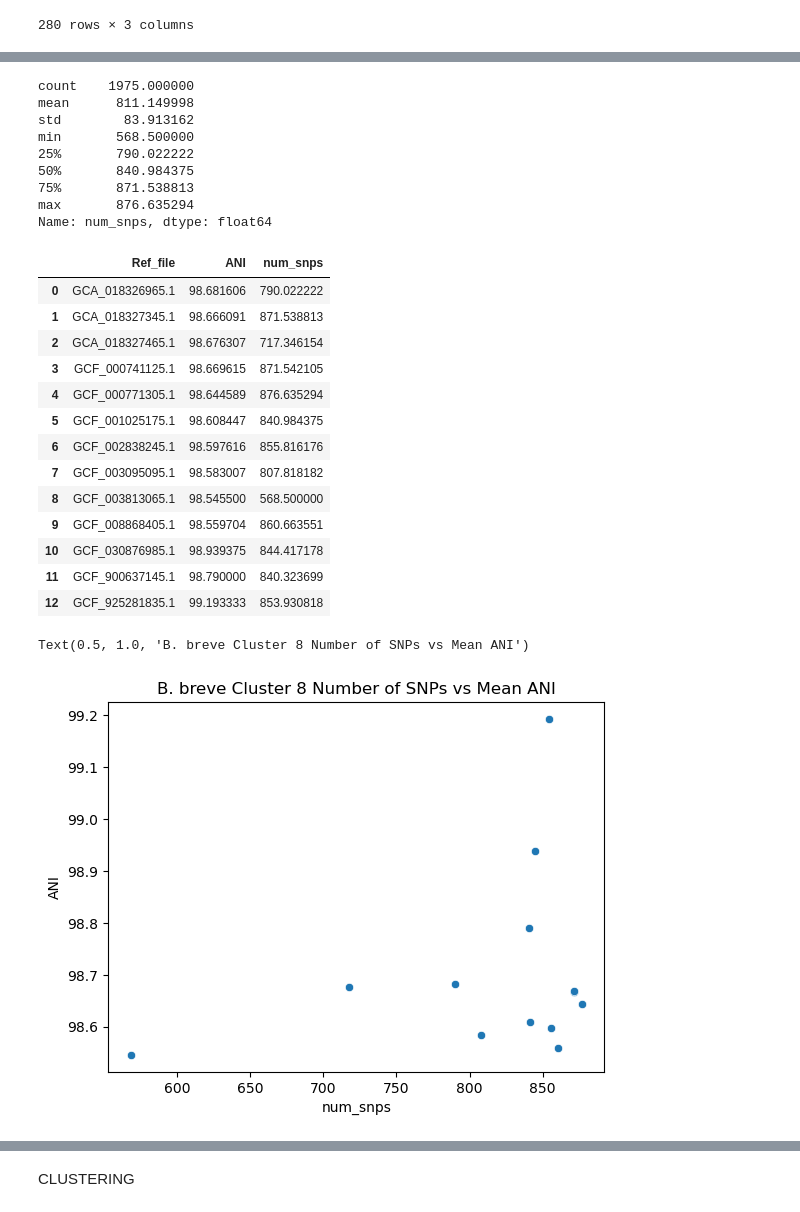
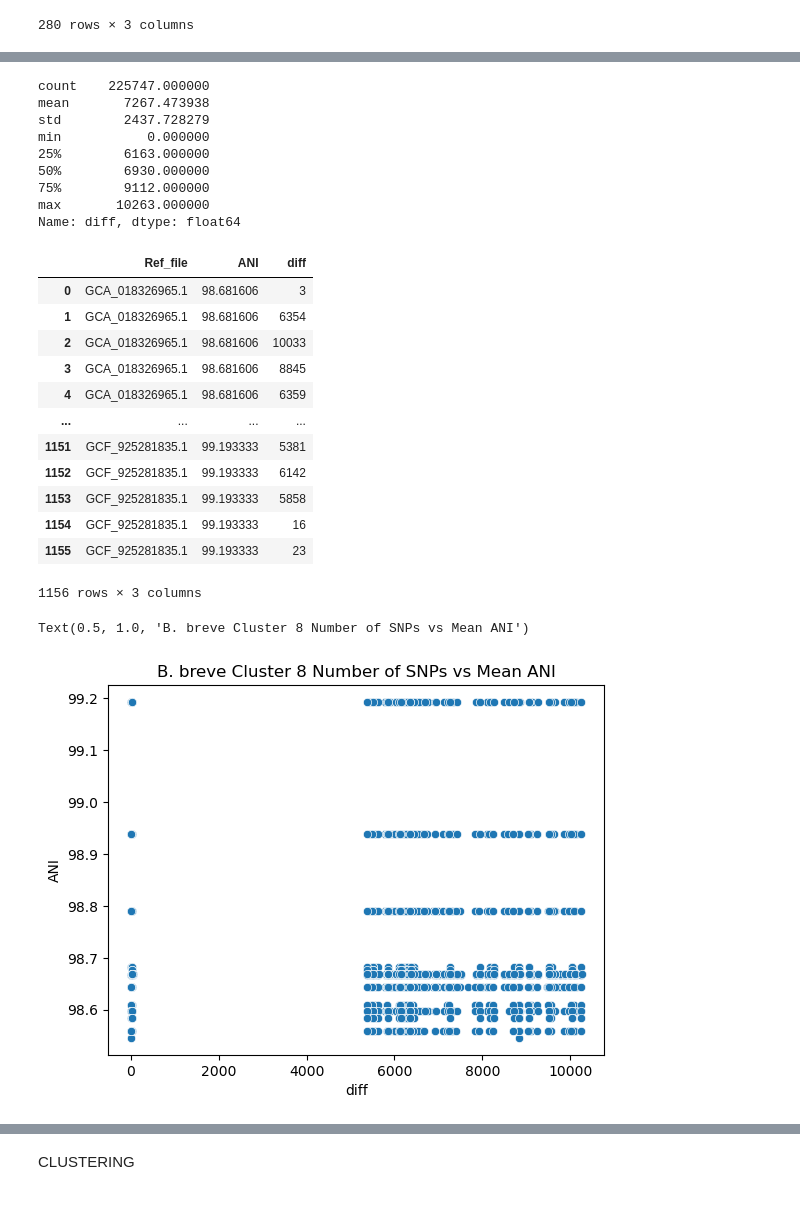
Before and after one commit to annaliese8/PopGenStats_Project, a Jupyter notebook: breve_tool_comparison.ipynb, the cells around one changed output, grey strips where cells are left out. Cells and saved outputs as stored; diff of their text form; code cells hidden in the pictures.

```diff
--- a/breve_tool_comparison.ipynb
+++ b/breve_tool_comparison.ipynb
@@ -8,16 +8,16 @@ import re
 from sklearn.metrics import adjusted_rand_score, jaccard_score
 from itertools import combinations
 # %%
-mummer_file_path = '/home/ubuntu/wdir/PopGenStats_Project/data/B_breve/distances/mummer.tsv.gz'
-skani_file_path = '/home/ubuntu/wdir/PopGenStats_Project/data/B_breve/distances/skani.tsv.gz'
-parsnp_file_path = '/home/ubuntu/wdir/PopGenStats_Project/data/B_breve/distances/parsnp.tsv.gz'
+mummer_file_path = '/Users/Annaliese/Desktop/PopGenStats_Project/data/B_breve/distances/mummer.tsv.gz'
+skani_file_path = '/Users/Annaliese/Desktop/PopGenStats_Project/data/B_breve/distances/skani.tsv.gz'
+parsnp_file_path = '/Users/Annaliese/Desktop/PopGenStats_Project/data/B_breve/distances/parsnp.tsv.gz'
 
-skder_file_path = '/home/ubuntu/wdir/PopGenStats_Project/data/B_breve/dereplication/skder.clusters.tsv.gz'
-cidder_file_path = '/home/ubuntu/wdir/PopGenStats_Project/data/B_breve/dereplication/cidder.clusters.tsv.gz'
-drep_file_path = '/home/ubuntu/wdir/PopGenStats_Project/data/B_breve/dereplication/drep.clusters.csv.gz'
-galah_file_path = '/home/ubuntu/wdir/PopGenStats_Project/data/B_breve/dereplication/galah.clusters.tsv.gz'
+skder_file_path = '/Users/Annaliese/Desktop/PopGenStats_Project/data/B_breve/dereplication/skder.clusters.tsv.gz'
+cidder_file_path = '/Users/Annaliese/Desktop/PopGenStats_Project/data/B_breve/dereplication/cidder.clusters.tsv.gz'
+drep_file_path = '/Users/Annaliese/Desktop/PopGenStats_Project/data/B_breve/dereplication/drep.clusters.csv.gz'
+galah_file_path = '/Users/Annaliese/Desktop/PopGenStats_Project/data/B_breve/dereplication/galah.clusters.tsv.gz'
 
-meta_file_path = '/home/ubuntu/wdir/PopGenStats_Project/data/B_breve/dereplication/meta.tsv.gz'
+meta_file_path = '/Users/Annaliese/Desktop/PopGenStats_Project/data/B_breve/dereplication/meta.tsv.gz'
 # %%
 mummer_matrix = pd.read_csv(mummer_file_path, sep='\t', index_col=0)
 skani_matrix = pd.read_csv(skani_file_path, sep='\t')
@@ -118,6 +118,6 @@ parsnp_matrix
 # %% [markdown]
 NUMBER OF SNPS BOXPLOTS
 # %%
-parsnp_matrix['num_snps'] = round(parsnp_matrix['diff'] * (parsnp_matrix['prc'] / 100))
+parsnp_matrix['alignment_size'] = parsnp_matrix['diff'] / (parsnp_matrix['prc']/100)
 parsnp_matrix
 # %% [output]
@@ -136,5 +136,5 @@ parsnp_matrix
 39340 rows × 9 columns
 # %%
-parsnp_snp_matrix = parsnp_matrix.groupby('p1')['num_snps'].mean().reset_index()
+parsnp_snp_matrix = parsnp_matrix[['p1', 'p2', 'diff', 'prc']]
 parsnp_snp_matrix
 # %% [output]
@@ -707,38 +704,37 @@ m_8
 # %%
-m_8['num_snps'].describe()
+m_8['diff'].describe()
 # %% [output]
-count    1975.000000
-mean      811.149998
-std        83.913162
-min       568.500000
-25%       790.022222
-50%       840.984375
-75%       871.538813
-max       876.635294
-Name: num_snps, dtype: float64
+count    225747.000000
+mean       7267.473938
+std        2437.728279
+min           0.000000
+25%        6163.000000
+50%        6930.000000
+75%        9112.000000
+max       10263.000000
+Name: diff, dtype: float64
 # %%
 m_8_mean = m_8.groupby('Ref_file')['ANI'].mean().reset_index()
-m_8_mean = m_8_mean.merge(m_8[['Ref_file', 'num_snps']].drop_duplicates(), on='Ref_file')
+m_8_mean = m_8_mean.merge(m_8[['Ref_file', 'diff']].drop_duplicates(), on='Ref_file')
 m_8_mean
 # %% [output]
-|  | Ref_file | ANI | num_snps |
-| 0 | GCA_018326965.1 | 98.681606 | 790.022222 |
-| 1 | GCA_018327345.1 | 98.666091 | 871.538813 |
-| 2 | GCA_018327465.1 | 98.676307 | 717.346154 |
-| 3 | GCF_000741125.1 | 98.669615 | 871.542105 |
-| 4 | GCF_000771305.1 | 98.644589 | 876.635294 |
-| 5 | GCF_001025175.1 | 98.608447 | 840.984375 |
-| 6 | GCF_002838245.1 | 98.597616 | 855.816176 |
-| 7 | GCF_003095095.1 | 98.583007 | 807.818182 |
-| 8 | GCF_003813065.1 | 98.545500 | 568.500000 |
-| 9 | GCF_008868405.1 | 98.559704 | 860.663551 |
-| 10 | GCF_030876985.1 | 98.939375 | 844.417178 |
-| 11 | GCF_900637145.1 | 98.790000 | 840.323699 |
-| 12 | GCF_925281835.1 | 99.193333 | 853.930818 |
+|  | Ref_file | ANI | diff |
+| 0 | GCA_018326965.1 | 98.681606 | 3 |
+| 1 | GCA_018326965.1 | 98.681606 | 6354 |
+| 2 | GCA_018326965.1 | 98.681606 | 10033 |
+| 3 | GCA_018326965.1 | 98.681606 | 8845 |
+| 4 | GCA_018326965.1 | 98.681606 | 6359 |
+| ... | ... | ... | ... |
+| 1151 | GCF_925281835.1 | 99.193333 | 5381 |
+| 1152 | GCF_925281835.1 | 99.193333 | 6142 |
+| 1153 | GCF_925281835.1 | 99.193333 | 5858 |
+| 1154 | GCF_925281835.1 | 99.193333 | 16 |
+| 1155 | GCF_925281835.1 | 99.193333 | 23 |
+1156 rows × 3 columns
 # %%
-sns.scatterplot(m_8_mean, x='num_snps', y='ANI')
+sns.scatterplot(m_8_mean, x='diff', y='ANI')
 plt.title("B. breve Cluster 8 Number of SNPs vs Mean ANI")
 # %% [output]
 Text(0.5, 1.0, 'B. breve Cluster 8 Number of SNPs vs Mean ANI')
-[figure, old version]
+[figure, new version]
 # %%
```
Also changed, not shown: parts of 16 cells of this notebook, 4 other files.
